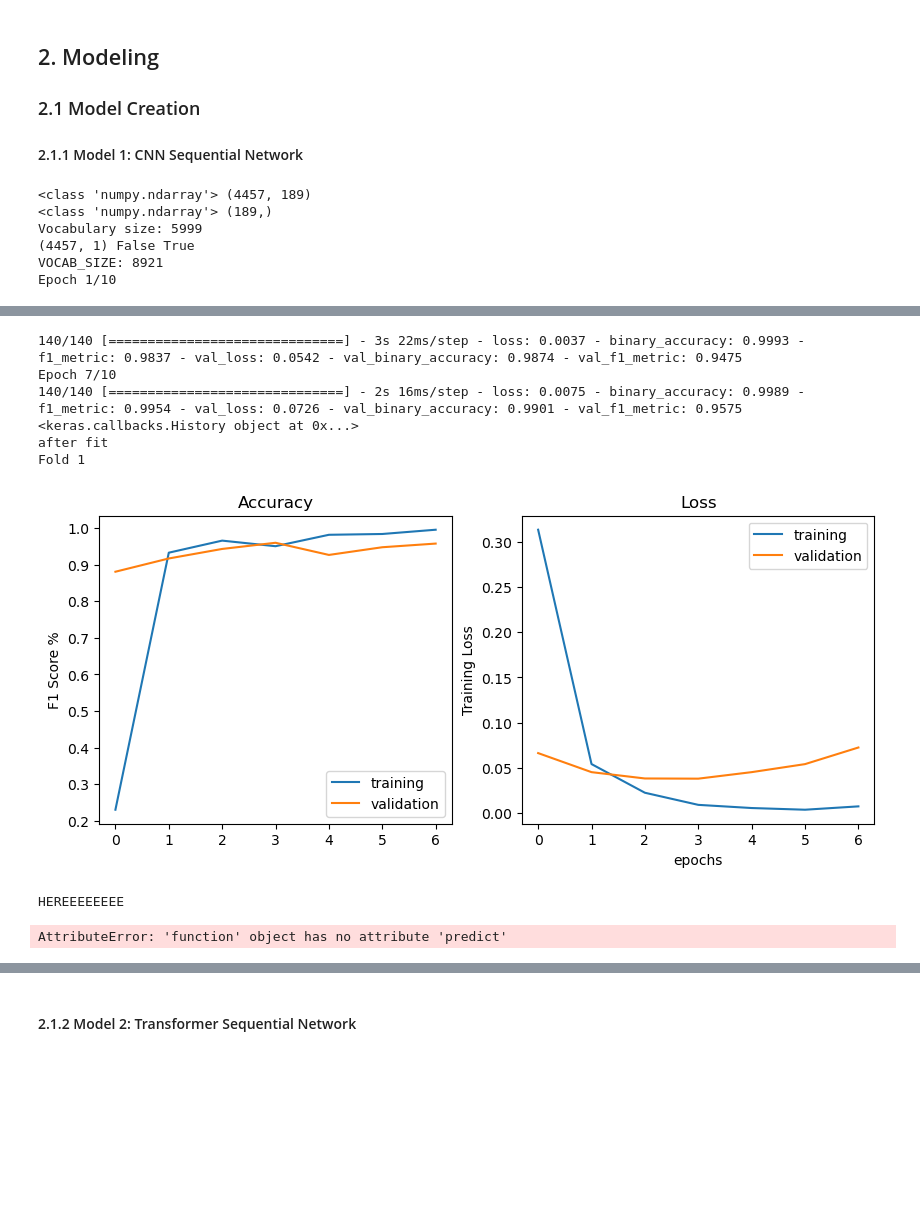
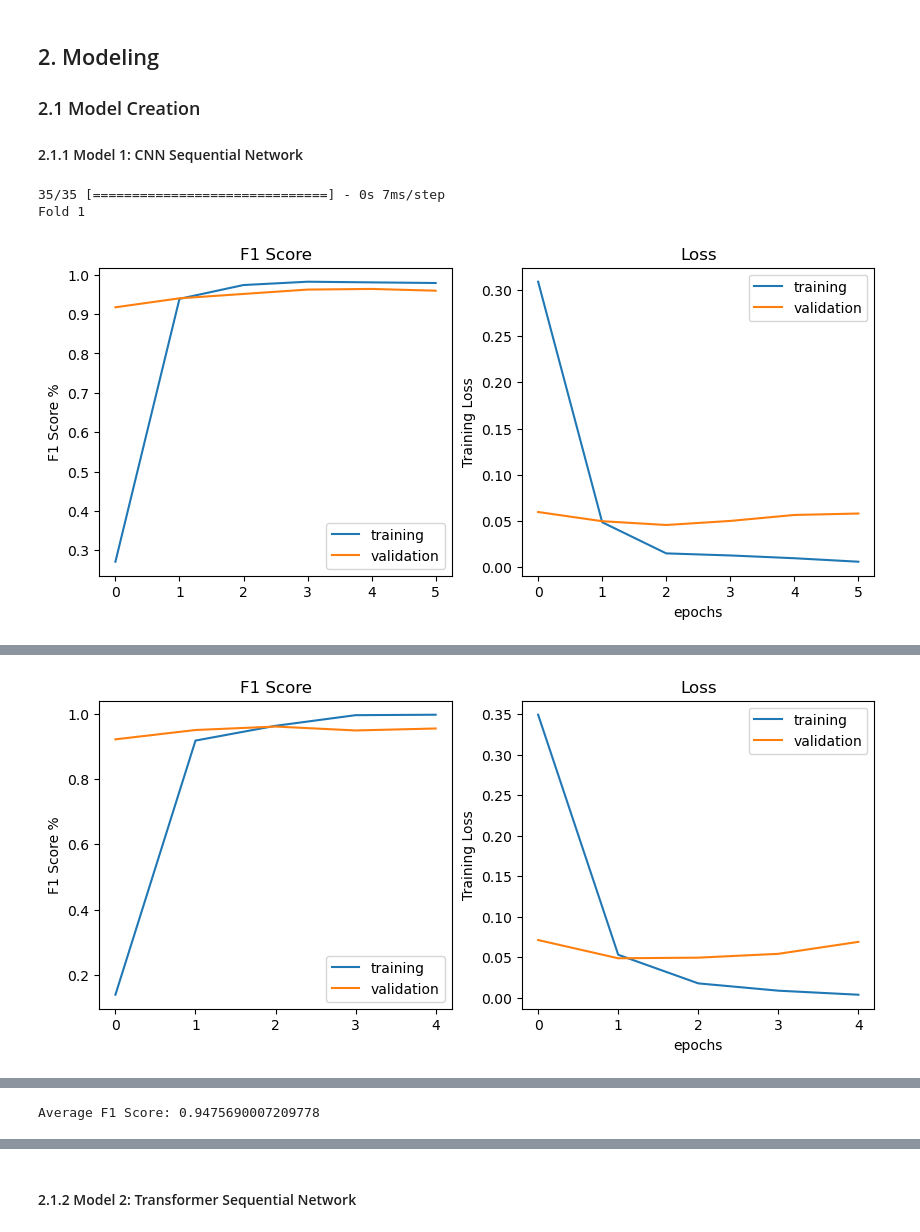
Before and after one commit to Mikecamdo/MachineLearning, a Jupyter notebook: Lab 7/SequentialNetworks.ipynb, the cells around one changed output, grey strips where cells are left out. Drawn from its saved outputs; the diff is of its cells as text; code cells hidden in the pictures; blank space fills up the shorter version.

Commit message:
Got models working

```diff
--- a/Lab 7/SequentialNetworks.ipynb
+++ b/Lab 7/SequentialNetworks.ipynb
@@ -146,18 +146,11 @@ def get_f1_score(X, y, new_model):
         X_train, X_test = X[train_index], X[test_index]
         y_train, y_test = y[train_index], y[test_index]
 
-
         # X_train = pad_sequences(X_train, maxlen=max_review_length)
         # X_test = pad_sequences(X_test, maxlen=max_review_length)
-        print(type(X_train), X_train.shape)
-        print(type(X_train[0]), X_train[0].shape)
-        print('Vocabulary size:', np.max(X_train))
-        print(y_train.shape, np.min(y_train), np.max(y_train))
 
         # VOCAB_SIZE = X_train.shape[1]
-        print('VOCAB_SIZE:', VOCAB_SIZE)
-        history = new_model(X_train, X_test, y_train, y_test, VOCAB_SIZE)
-        print('after fit')
+        history, yhat = new_model(X_train, X_test, y_train, y_test)
         print(f"Fold {i}")
         i += 1
 
@@ -168,7 +161,7 @@ def get_f1_score(X, y, new_model):
         plt.ylabel('F1 Score %')
         plt.title('Training')
         plt.plot(history.history['val_f1_metric'], label='validation')
-        plt.title('Accuracy')
+        plt.title('F1 Score')
         plt.legend()
 
         plt.subplot(1,2,2)
@@ -183,11 +176,7 @@ def get_f1_score(X, y, new_model):
         plt.show()
 
         f1_scores.append(history.history['val_f1_metric'][-1])
-        yhat = new_model.predict(X_test, verbose=0)
-        yhat = tf.round(yhat)
-        print(type(yhat))
-
-        fpr, tpr, thresholds = roc_curve(y_test, yhat.numpy())
+        fpr, tpr, thresholds = roc_curve(y_test, yhat)
         mean_tpr_list.append(np.interp(mean_fpr, fpr, tpr))
         auc_list.append(auc(fpr, tpr))
 
@@ -220,7 +209,7 @@ def f1_metric(y_true, y_pred):
     y_pred = K.round(y_pred)
     return tf.py_function(f1_score, (y_true, y_pred), tf.double)
 
-def CNN_Seq(X_train, X_test, y_train, y_test, VOCAB_SIZE):
+def CNN_Seq(X_train, X_test, y_train, y_test):
     EMBED_SIZE = 100
     sequence_input = Input(shape=(X_train.shape[1],))
 
@@ -265,16 +254,15 @@ def CNN_Seq(X_train, X_test, y_train, y_test, VOCAB_SIZE):
                     batch_size=32,
                     epochs=10,
                     validation_data=(X_test, y_test),
-                    callbacks=[EarlyStopping(monitor='val_loss', patience=3)])
-    print(history)
-    return history
+                    callbacks=[EarlyStopping(monitor='val_loss', patience=3)],
+                    verbose=0)
+
+    yhat_cnn =  np.round(cnn.predict(X_test))
+
+    return history, yhat_cnn
 # %%
-y = np.array(y)
 f1_scores, mean_tpr_list, auc_list = get_f1_score(X, y, CNN_Seq)
 # %% [output]
-<class 'numpy.ndarray'> (4457, 189)
-<class 'numpy.ndarray'> (189,)
-Vocabulary size: 5999
-(4457, 1) False True
-VOCAB_SIZE: 8921
-Epoch 1/10
+35/35 [==============================] - 0s 7ms/step
+Fold 1
+[figure, new version]
@@ -284,0 +271 @@ Epoch 3/10
+[figure, added]
@@ -291,9 +281 @@ Epoch 6/10
-140/140 [==============================] - 3s 22ms/step - loss: 0.0037 - binary_accuracy: 0.9993 - f1_metric: 0.9837 - val_loss: 0.0542 - val_binary_accuracy: 0.9874 - val_f1_metric: 0.9475
-Epoch 7/10
-140/140 [==============================] - 2s 16ms/step - loss: 0.0075 - binary_accuracy: 0.9989 - f1_metric: 0.9954 - val_loss: 0.0726 - val_binary_accuracy: 0.9901 - val_f1_metric: 0.9575
-<keras.callbacks.History object at 0x...>
-after fit
-Fold 1
+Average F1 Score: 0.9475690007209778
-[figure, old version]
-HEREEEEEEEE
-AttributeError: 'function' object has no attribute 'predict'
```
Also changed, not shown: parts of 7 cells of this notebook.
